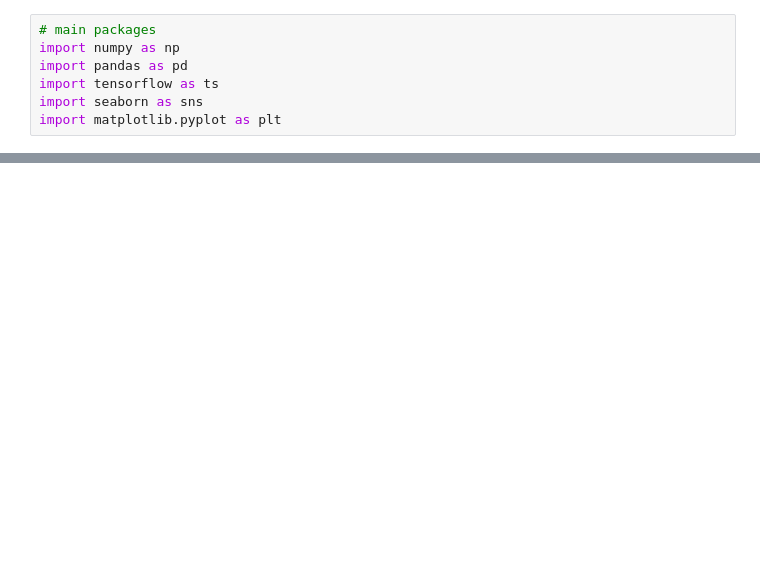
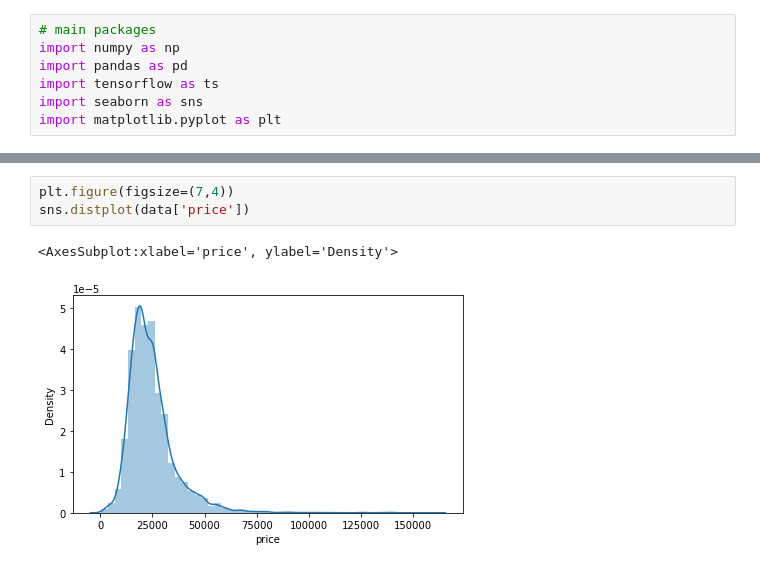
Before and after one commit to ghyathmoussa/python_scripts, a Jupyter notebook: ML_BTK/Car Analysis.ipynb, the cells around one changed output, grey strips where cells are left out. Drawn from its saved outputs; the diff is of its cells as text; blank space fills up the shorter version.

```diff
--- a/ML_BTK/Car Analysis.ipynb
+++ b/ML_BTK/Car Analysis.ipynb
@@ -24,0 +50,6 @@ data
+# %%
+plt.figure(figsize=(7,4))
+sns.distplot(data['price'])
+# %% [output]
+<AxesSubplot:xlabel='price', ylabel='Density'>
+[figure, added]
```
Also changed, not shown: parts of 19 cells of this notebook.
